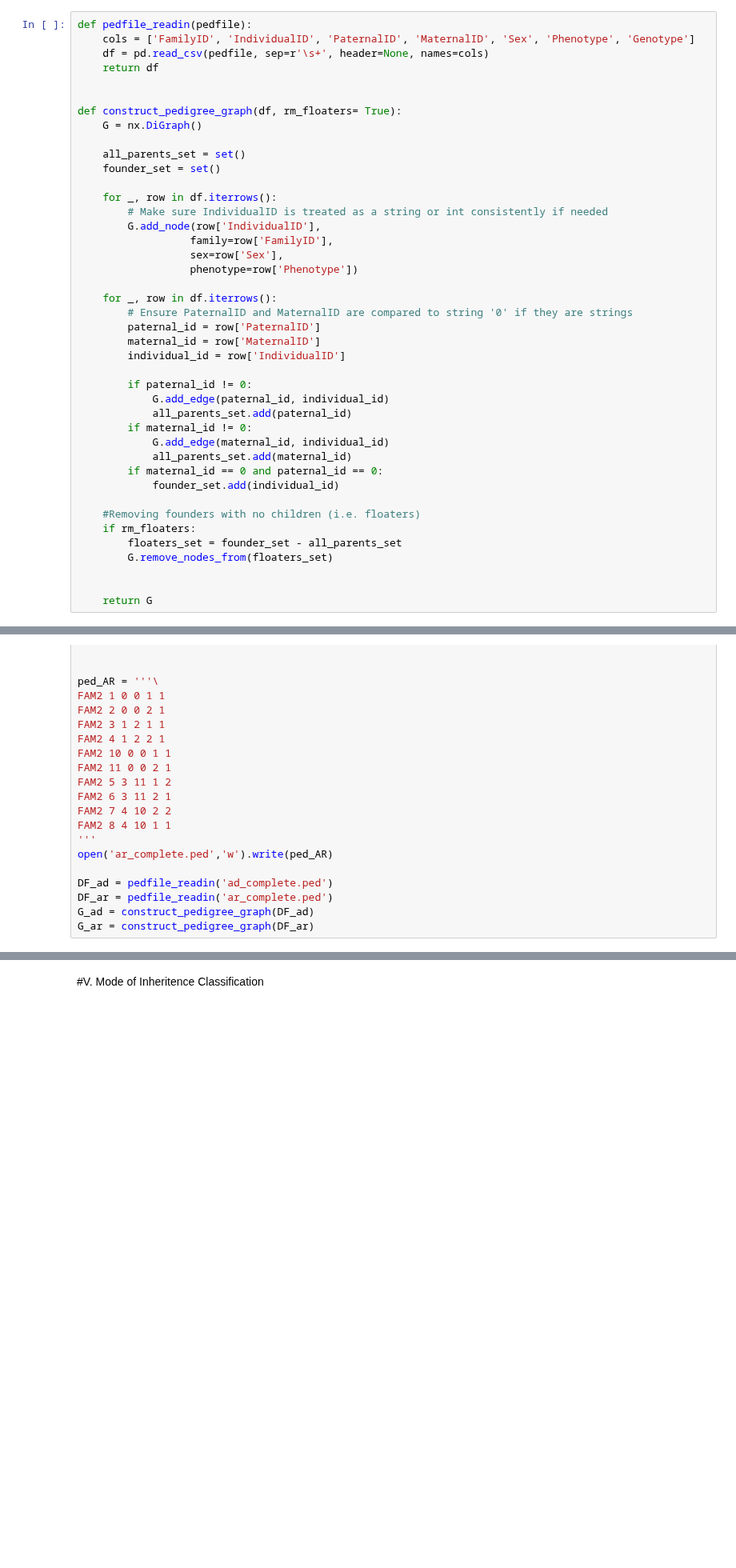
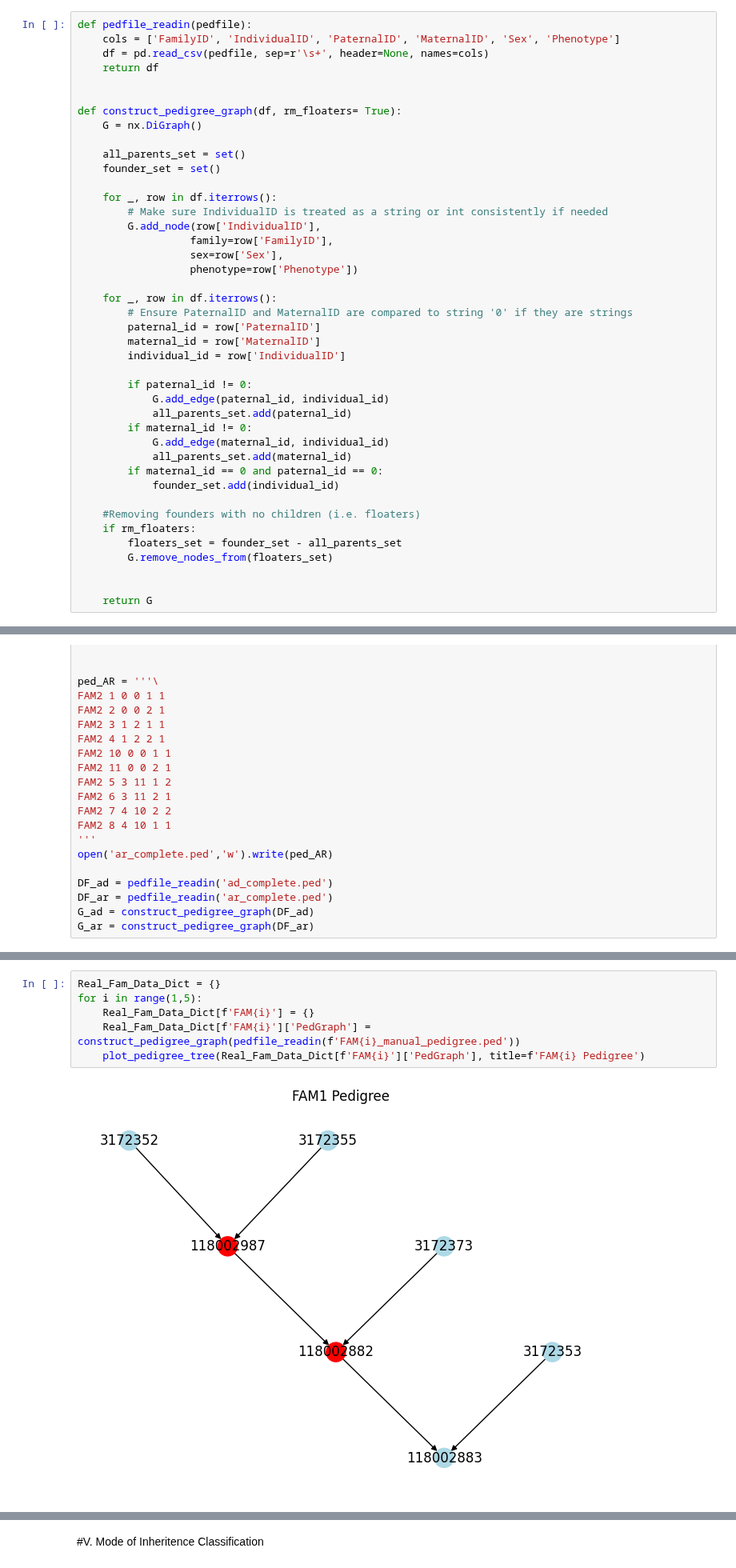
Before and after one commit to taylorngt/PedNet, a Jupyter notebook: SegregationScoring.ipynb, the cells around one changed output, grey strips where cells are left out. Shown at 80% size. Saved outputs shown, nothing was run; the diff lists cells and outputs as text; blank space fills up the shorter version.

```diff
--- a/SegregationScoring.ipynb
+++ b/SegregationScoring.ipynb
@@ -43,7 +48,7 @@ from pprint import pprint
 #II. Pedigree Graph Conversion
 # %%
 def pedfile_readin(pedfile):
-    cols = ['FamilyID', 'IndividualID', 'PaternalID', 'MaternalID', 'Sex', 'Phenotype', 'Genotype']
+    cols = ['FamilyID', 'IndividualID', 'PaternalID', 'MaternalID', 'Sex', 'Phenotype']
     df = pd.read_csv(pedfile, sep=r'\s+', header=None, names=cols)
     return df
 
@@ -942,3 +988,11 @@ AR_Fam_Data = pedigree_group_generator(pedigree_count= 100,
                                        max_children= 3,
                                        generation_count= 3,
                                        n_bg= 9)
+# %%
+Real_Fam_Data_Dict = {}
+for i in range(1,5):
+    Real_Fam_Data_Dict[f'FAM{i}'] = {}
+    Real_Fam_Data_Dict[f'FAM{i}']['PedGraph'] = construct_pedigree_graph(pedfile_readin(f'FAM{i}_manual_pedigree.ped'))
+    plot_pedigree_tree(Real_Fam_Data_Dict[f'FAM{i}']['PedGraph'], title=f'FAM{i} Pedigree')
+# %% [output]
+[figure, added]
```
Also changed, not shown: parts of 29 cells of this notebook, 7 other files.
